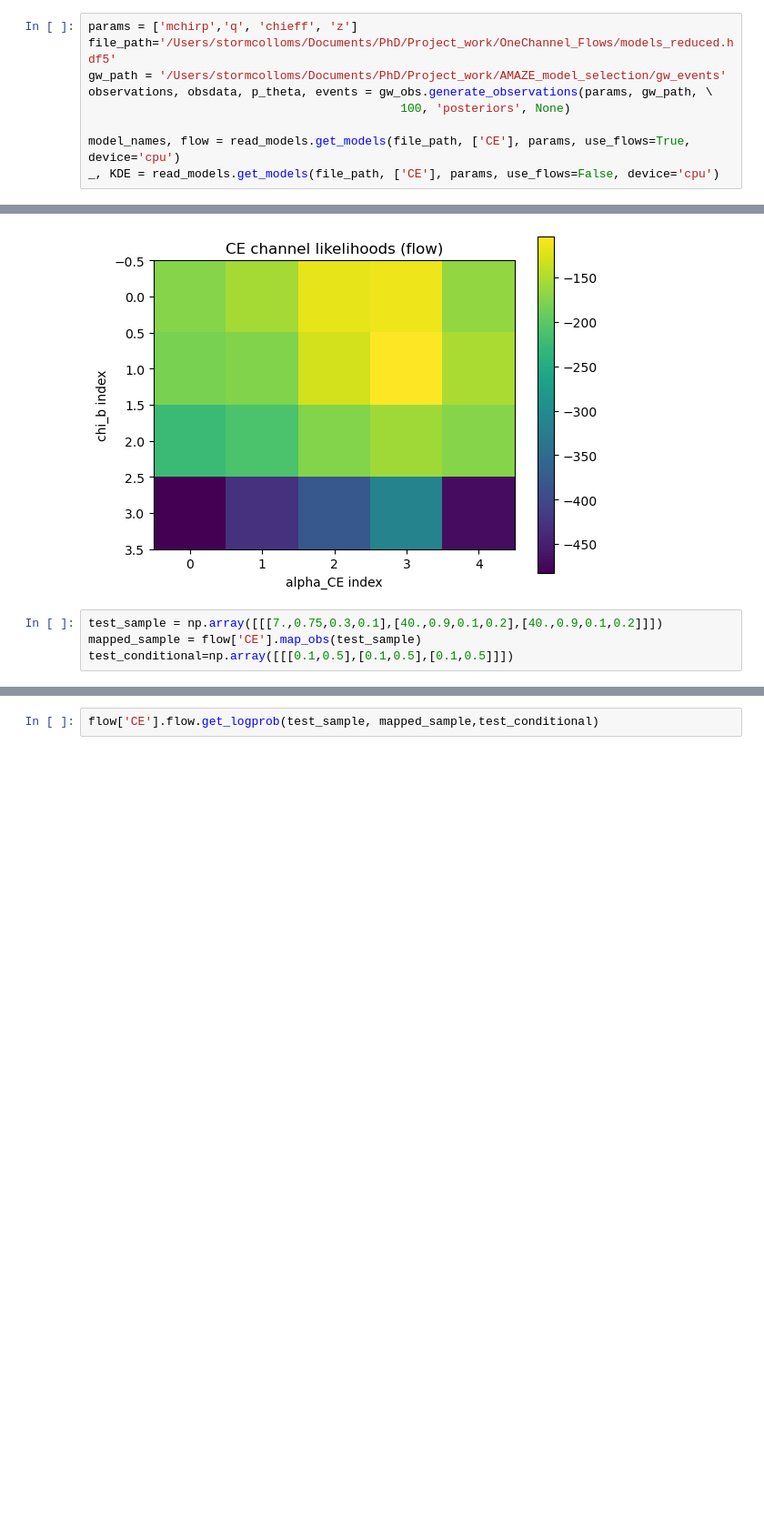
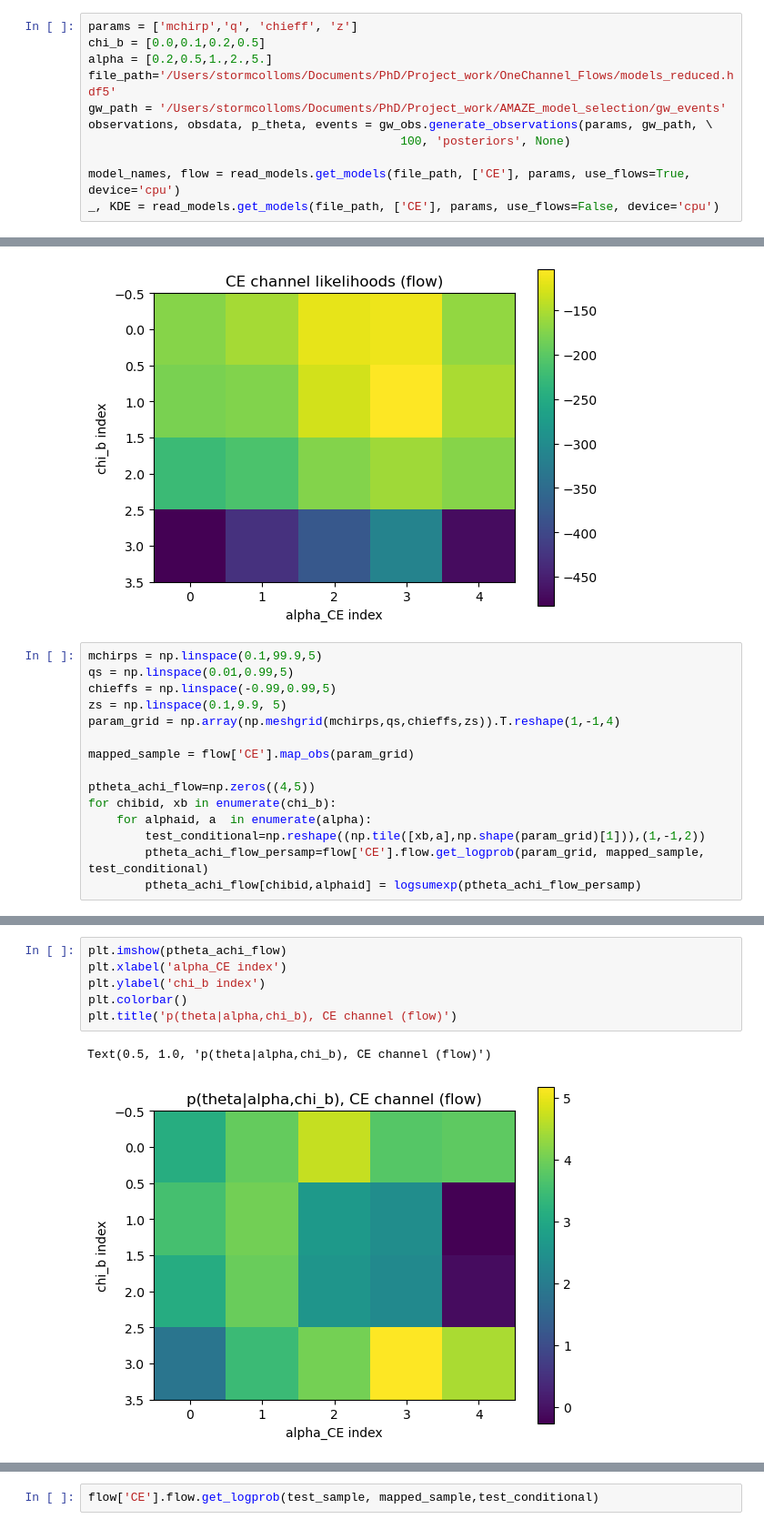
Before and after one commit to scolloms/AMAZE_model_selection, a Jupyter notebook: testing_notebooks/likelihood_calculation_test.ipynb, the cells around one changed output, grey strips where cells are left out. Shown at 91% size. Saved outputs shown, nothing was run; the diff lists cells and outputs as text; blank space fills up the shorter version.

Commit message:
trying to integrate p(theta|alpha,chi)

```diff
--- a/testing_notebooks/likelihood_calculation_test.ipynb
+++ b/testing_notebooks/likelihood_calculation_test.ipynb
@@ -25,5 +26,7 @@ glasflow is using its own internal version of nflows
 # %%
 params = ['mchirp','q', 'chieff', 'z']
+chi_b = [0.0,0.1,0.2,0.5]
+alpha = [0.2,0.5,1.,2.,5.]
 file_path='/Users/stormcolloms/Documents/PhD/Project_work/OneChannel_Flows/models_reduced.hdf5'
 gw_path = '/Users/stormcolloms/Documents/PhD/Project_work/AMAZE_model_selection/gw_events'
 observations, obsdata, p_theta, events = gw_obs.generate_observations(params, gw_path, \
@@ -82,7 +79,18 @@ plt.title('CE channel likelihoods (flow)')
 # %% [output]
 Text(0.5, 1.0, 'CE channel likelihoods (flow)')
 [figure]
-# %%
-test_sample = np.array([[[7.,0.75,0.3,0.1],[40.,0.9,0.1,0.2],[40.,0.9,0.1,0.2]]])
-mapped_sample = flow['CE'].map_obs(test_sample)
-test_conditional=np.array([[[0.1,0.5],[0.1,0.5],[0.1,0.5]]])
+# %%
+mchirps = np.linspace(0.1,99.9,5)
+qs = np.linspace(0.01,0.99,5)
+chieffs = np.linspace(-0.99,0.99,5)
+zs = np.linspace(0.1,9.9, 5)
+param_grid = np.array(np.meshgrid(mchirps,qs,chieffs,zs)).T.reshape(1,-1,4)
+
+mapped_sample = flow['CE'].map_obs(param_grid)
+
+ptheta_achi_flow=np.zeros((4,5))
+for chibid, xb in enumerate(chi_b):
+    for alphaid, a  in enumerate(alpha):
+        test_conditional=np.reshape((np.tile([xb,a],np.shape(param_grid)[1])),(1,-1,2))
+        ptheta_achi_flow_persamp=flow['CE'].flow.get_logprob(param_grid, mapped_sample, test_conditional)
+        ptheta_achi_flow[chibid,alphaid] = logsumexp(ptheta_achi_flow_persamp)
@@ -88,0 +104,9 @@ test_conditional=np.array([[[0.1,0.5],[0.1,0.5],[0.1,0.5]]])
+# %%
+plt.imshow(ptheta_achi_flow)
+plt.xlabel('alpha_CE index')
+plt.ylabel('chi_b index')
+plt.colorbar()
+plt.title('p(theta|alpha,chi_b), CE channel (flow)')
+# %% [output]
+Text(0.5, 1.0, 'p(theta|alpha,chi_b), CE channel (flow)')
+[figure, added]
```
Also changed, not shown: parts of 19 cells of this notebook.
